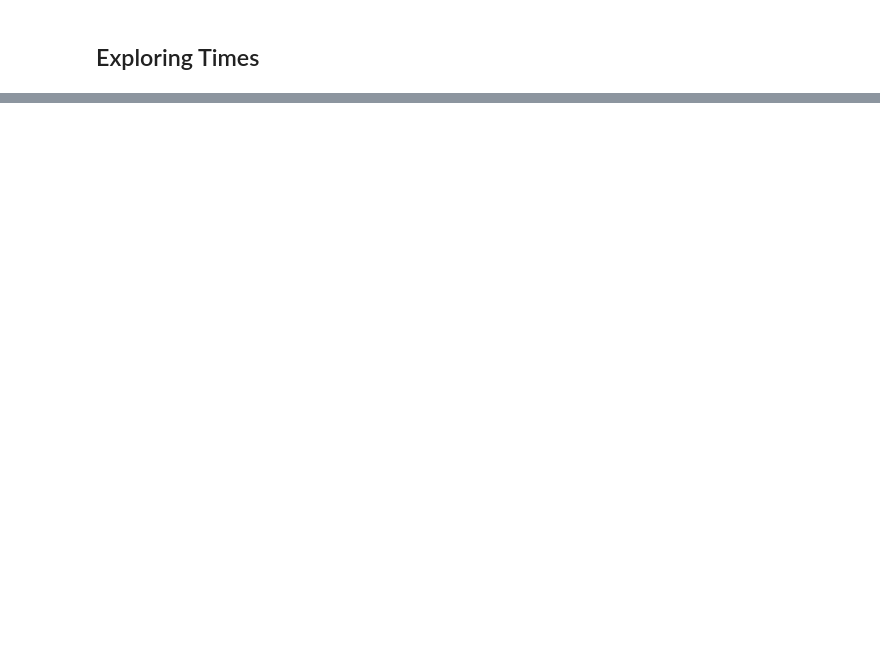
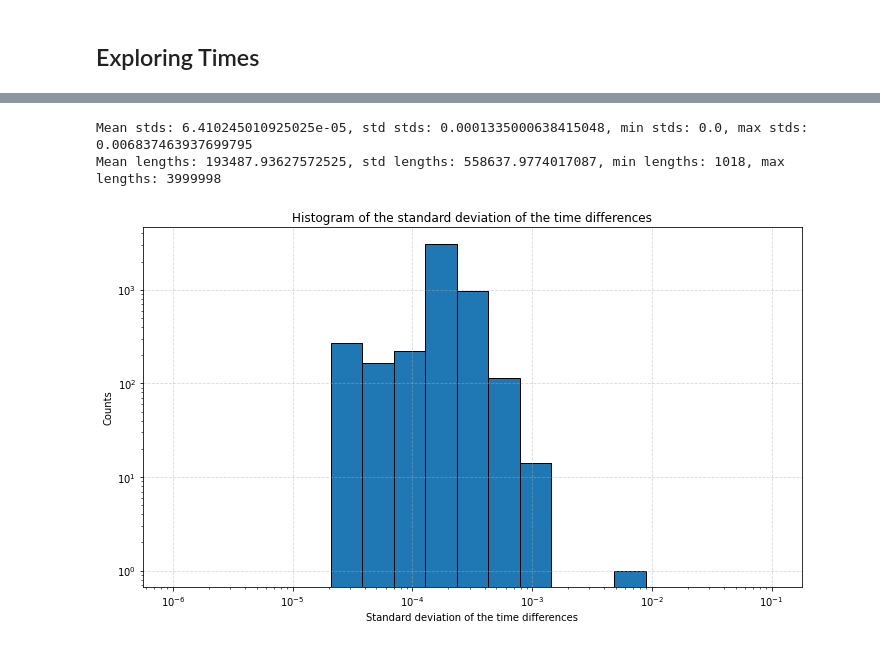
Before and after one commit to matgrand/explore_rfx, a Jupyter notebook: explore_MDSplus.ipynb, the cells around one changed output, grey strips where cells are left out. Drawn from its saved outputs; the diff is of its cells as text; code cells hidden in the pictures; blank space fills up the shorter version.

Commit message:
difference in the time vector are substantial

```diff
--- a/explore_MDSplus.ipynb
+++ b/explore_MDSplus.ipynb
@@ -221,0 +316,30 @@ Mean lengths: 10283.444629601576, std lengths: 14363.868857845046
+# %%
+# analyze the times
+lengths = np.array(times_lengths)
+stds = np.array(times_diff_stds)
+
+mean_stds = np.mean(stds)
+std_stds = np.std(stds)
+min_stds, max_stds = np.min(stds), np.max(stds)
+mean_lengths = np.mean(lengths)
+std_lengths = np.std(lengths)
+min_lengths, max_lengths = np.min(lengths), np.max(lengths)
+
+print(f'Mean stds: {mean_stds}, std stds: {std_stds}, min stds: {min_stds}, max stds: {max_stds}')
+print(f'Mean lengths: {mean_lengths}, std lengths: {std_lengths}, min lengths: {min_lengths}, max lengths: {max_lengths}')
+# %% [output]
+Mean stds: 6.410245010925025e-05, std stds: 0.0001335000638415048, min stds: 0.0, max stds: 0.006837463937699795
+Mean lengths: 193487.93627572525, std lengths: 558637.9774017087, min lengths: 1018, max lengths: 3999998
+# %%
+plt.figure(figsize=(10, 6))
+plt.grid(True, linestyle='--', alpha=0.5)
+plt.hist(stds, bins=np.logspace(-6, -1, 20), edgecolor='black')
+plt.xscale('log')
+plt.yscale('log')
+plt.xlabel('Standard deviation of the time differences')
+plt.ylabel('Counts')
+plt.title('Histogram of the standard deviation of the time differences')
+plt.tight_layout()
+plt.show()
+# %% [output]
+[figure, added]
```
Also changed, not shown: parts of 12 cells of this notebook, 1 other file.
